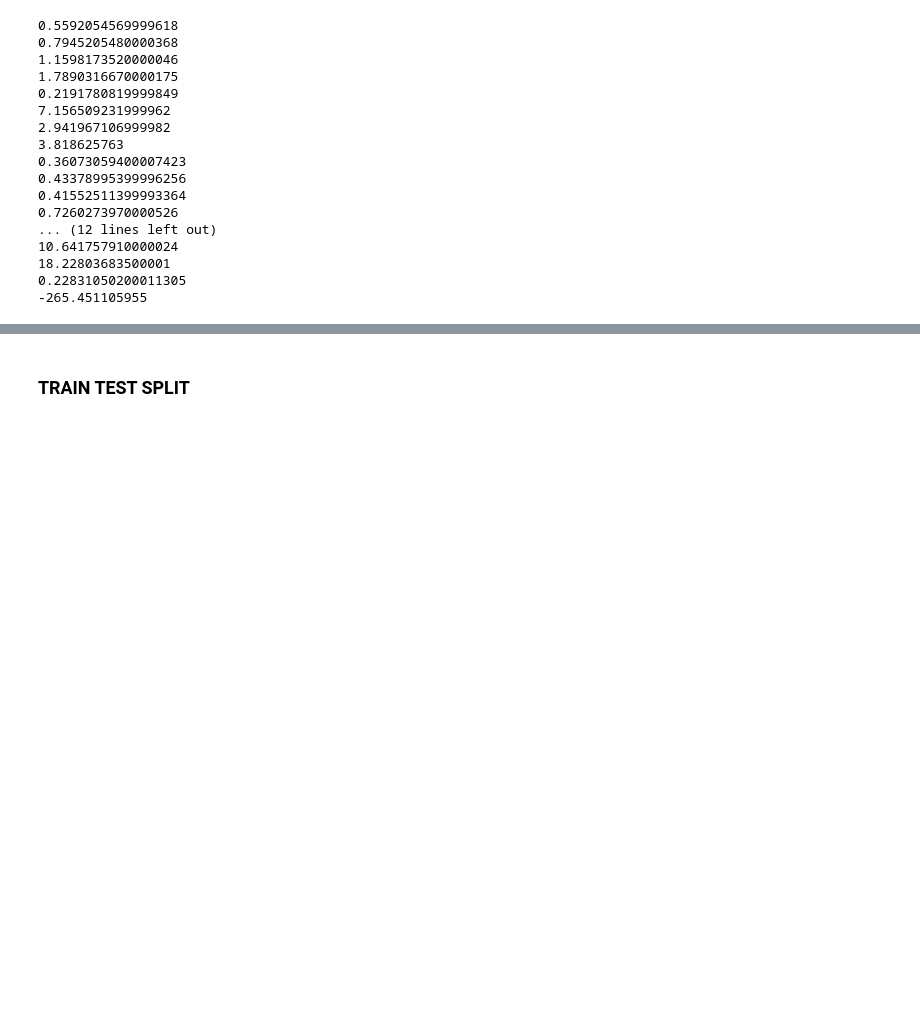
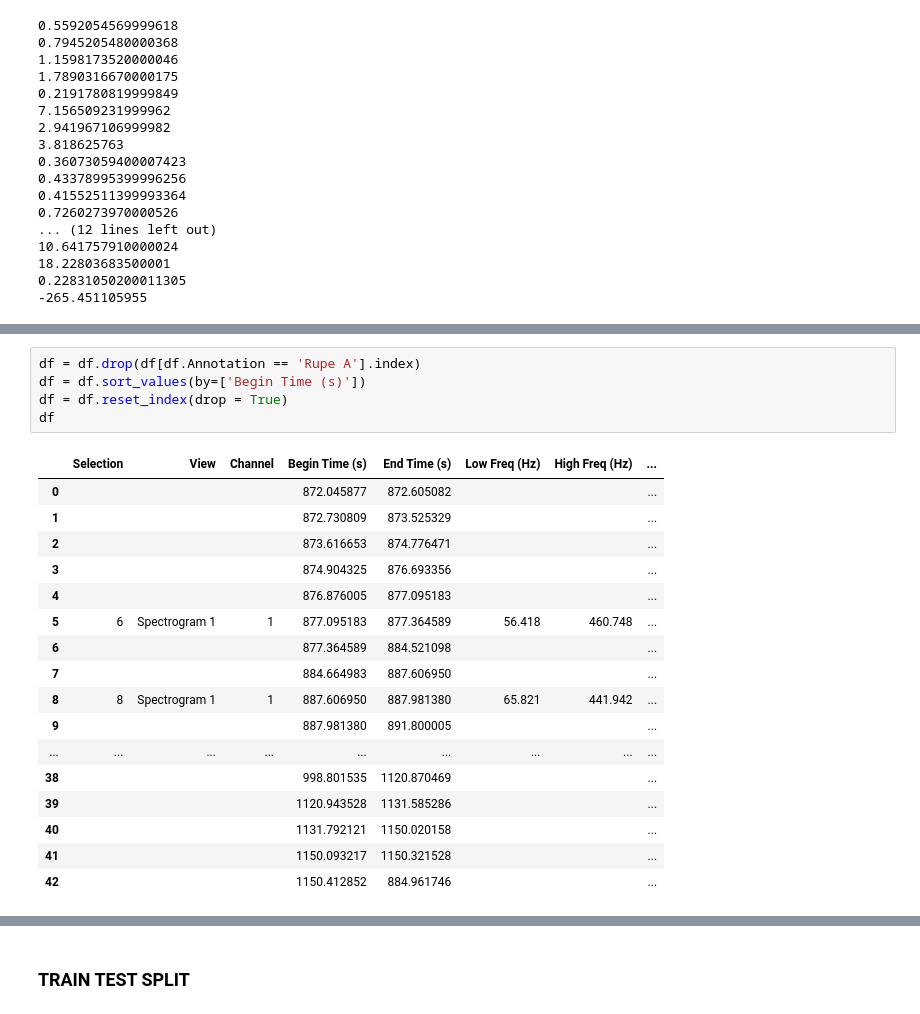
Before and after one commit to mickalleny2k/ML-Project2, a Jupyter notebook: Spectrogram.ipynb, the cells around one changed output, grey strips where cells are left out. Saved outputs shown, nothing was run; the diff lists cells and outputs as text; blank space fills up the shorter version.

```diff
--- a/Spectrogram.ipynb
+++ b/Spectrogram.ipynb
@@ -291,0 +367,23 @@ for index, row in df.iterrows():
+# %%
+df = df.drop(df[df.Annotation == 'Rupe A'].index)
+df = df.sort_values(by=['Begin Time (s)'])
+df = df.reset_index(drop = True)
+df
+# %% [output]
+|  | Selection | View | Channel | Begin Time (s) | End Time (s) | Low Freq (Hz) | High Freq (Hz) | ... |
+| 0 |  |  |  | 872.045877 | 872.605082 |  |  | ... |
+| 1 |  |  |  | 872.730809 | 873.525329 |  |  | ... |
+| 2 |  |  |  | 873.616653 | 874.776471 |  |  | ... |
+| 3 |  |  |  | 874.904325 | 876.693356 |  |  | ... |
+| 4 |  |  |  | 876.876005 | 877.095183 |  |  | ... |
+| 5 | 6 | Spectrogram 1 | 1 | 877.095183 | 877.364589 | 56.418 | 460.748 | ... |
+| 6 |  |  |  | 877.364589 | 884.521098 |  |  | ... |
+| 7 |  |  |  | 884.664983 | 887.606950 |  |  | ... |
+| 8 | 8 | Spectrogram 1 | 1 | 887.606950 | 887.981380 | 65.821 | 441.942 | ... |
+| 9 |  |  |  | 887.981380 | 891.800005 |  |  | ... |
+| ... | ... | ... | ... | ... | ... | ... | ... | ... |
+| 38 |  |  |  | 998.801535 | 1120.870469 |  |  | ... |
+| 39 |  |  |  | 1120.943528 | 1131.585286 |  |  | ... |
+| 40 |  |  |  | 1131.792121 | 1150.020158 |  |  | ... |
+| 41 |  |  |  | 1150.093217 | 1150.321528 |  |  | ... |
+| 42 |  |  |  | 1150.412852 | 884.961746 |  |  | ... |
```
Also changed, not shown: parts of 4 cells of this notebook.
